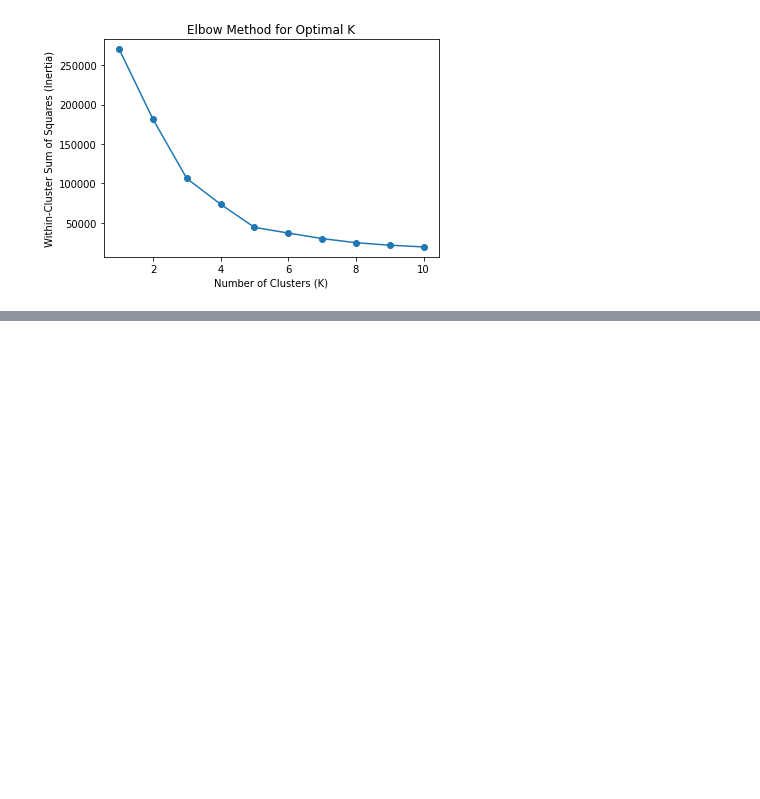
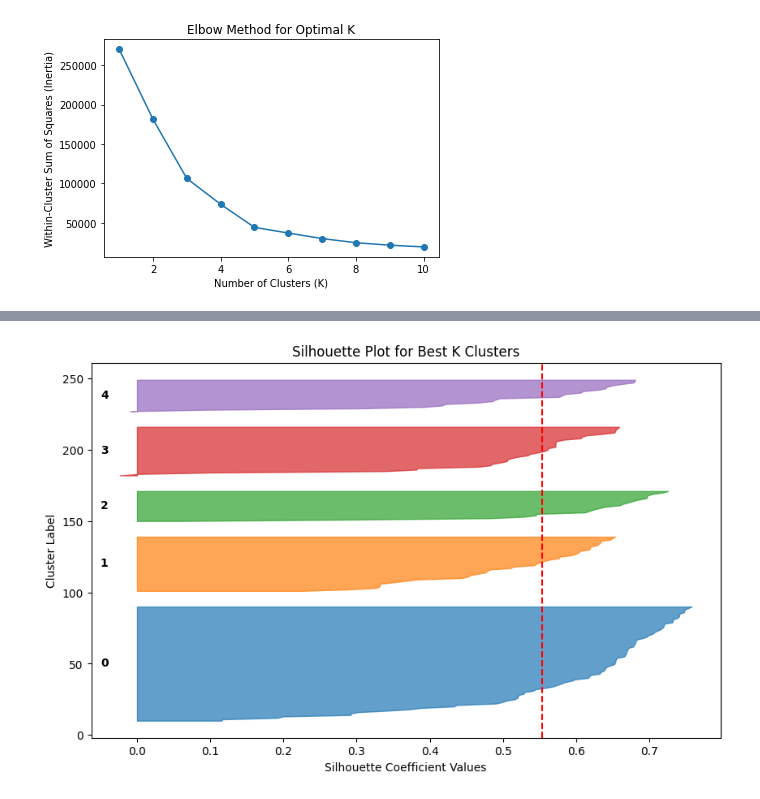
Before and after one commit to sahathat/dataSci, a Jupyter notebook: machineLearning/unsupervised/1-Kmean.ipynb, the cells around one changed output, grey strips where cells are left out. Cells and saved outputs as stored; diff of their text form; code cells hidden in the pictures; blank space fills up the shorter version.

```diff
--- a/machineLearning/unsupervised/1-Kmean.ipynb
+++ b/machineLearning/unsupervised/1-Kmean.ipynb
@@ -122,2 +122,64 @@ plt.show()
+# %%
+import pandas as pd
+import numpy as np
+import matplotlib.pyplot as plt
+from sklearn.cluster import KMeans
+from sklearn.metrics import silhouette_samples, silhouette_score
+
+# Step 1: Read the data from CSV file
+data = pd.read_csv("Mall_Customers.csv")
+
+# Step 2: Use the specified features
+features = data[["Annual Income (k$)", "Spending Score (1-100)"]]
+
+# Calculate silhouette scores for different K values
+silhouette_scores = []
+for k in range(2, 11):
+    kmeans = KMeans(n_clusters=k, random_state=42)
+    cluster_labels = kmeans.fit_predict(features)
+    silhouette_avg = silhouette_score(features, cluster_labels)
+    silhouette_scores.append(silhouette_avg)
+
+# Get the best K value based on the highest silhouette score
+best_k = silhouette_scores.index(max(silhouette_scores)) + 2
+
+# Calculate silhouette values for samples in the best K clusters
+kmeans_best = KMeans(n_clusters=best_k, random_state=42)
+best_cluster_labels = kmeans_best.fit_predict(features)
+silhouette_values = silhouette_samples(features, best_cluster_labels)
+
+# Plot silhouette values
+plt.figure(figsize=(10, 6))
+y_lower = 10
+for i in range(best_k):
+    cluster_silhouette_values = silhouette_values[best_cluster_labels == i]
+    cluster_silhouette_values.sort()
+    cluster_size = cluster_silhouette_values.shape[0]
+    y_upper = y_lower + cluster_size
+    plt.fill_betweenx(
+        np.arange(y_lower, y_upper),
+        0,
+        cluster_silhouette_values,
+        facecolor=f"C{i}",
+        edgecolor=f"C{i}",
+        alpha=0.7,
+    )
+    plt.text(
+        -0.05,
+        y_lower + 0.5 * cluster_size,
+        str(i),
+        color="black",
+        fontweight="bold",
+        verticalalignment="center",
+    )
+    y_lower = y_upper + 10
+
+plt.axvline(x=silhouette_score(features, best_cluster_labels), color="red", linestyle="--")
+plt.title("Silhouette Plot for Best K Clusters")
+plt.xlabel("Silhouette Coefficient Values")
+plt.ylabel("Cluster Label")
+plt.show()
+# %% [output]
+[figure, added]
 # %%
 import pandas as pd
```
Also changed, not shown: parts of 5 cells of this notebook, 1 other file.
